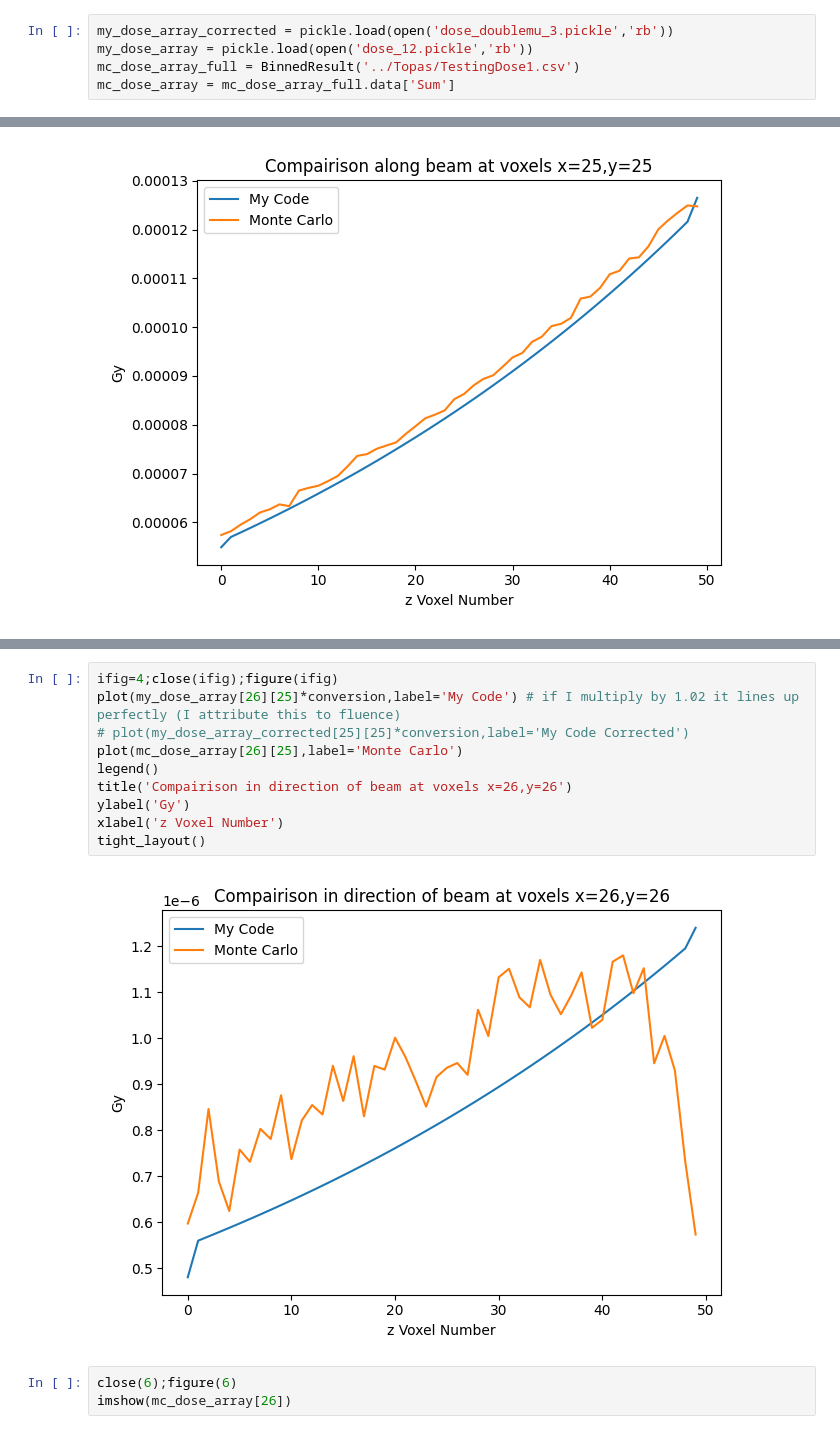
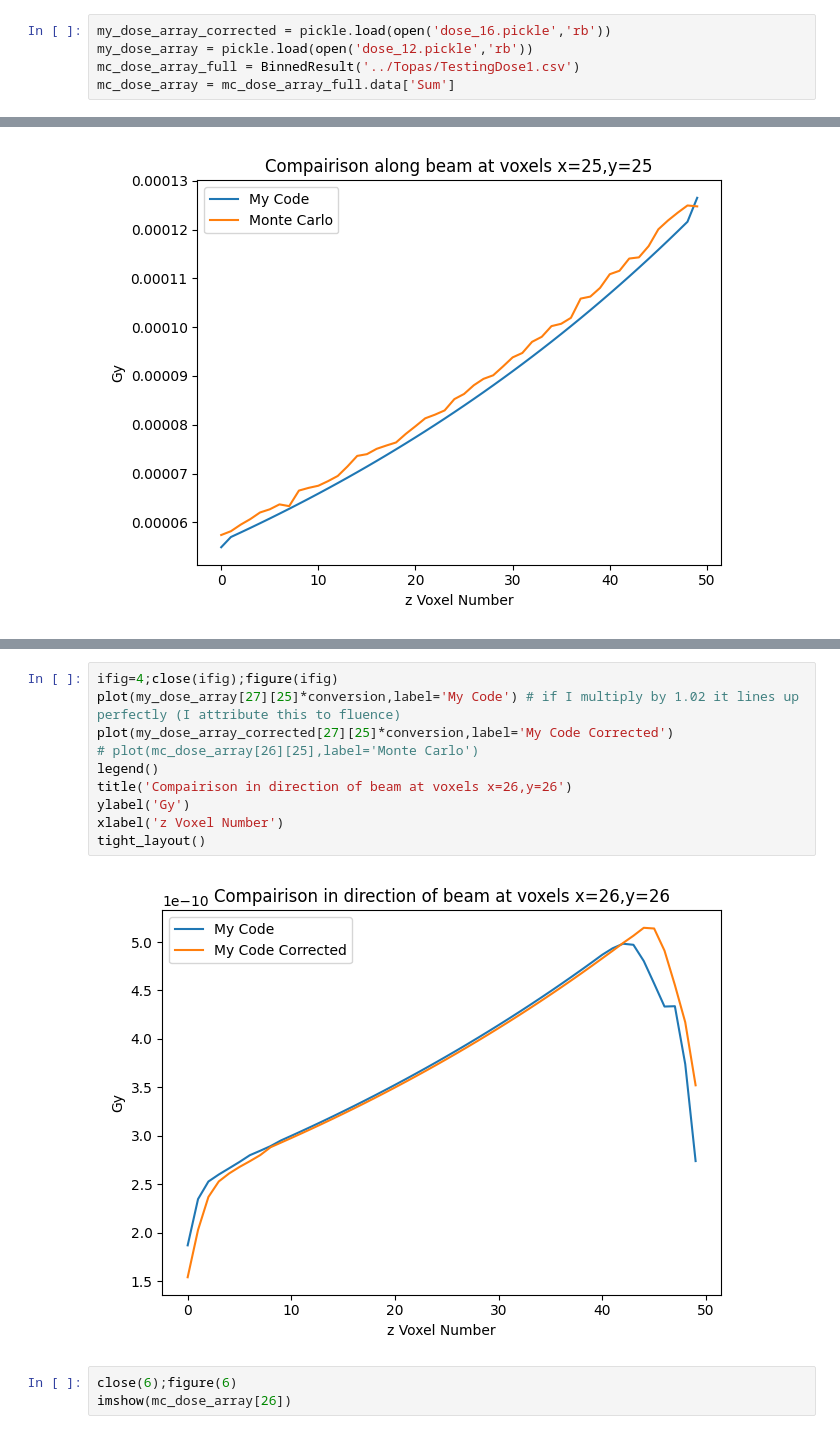
Before and after one commit to jbrewster7/NSERC-Summer-2022, a Jupyter notebook: Python/Monte_Carlo_Comparisons.ipynb, the cells around one changed output, grey strips where cells are left out. Drawn from its saved outputs; the diff is of its cells as text.

```diff
--- a/Python/Monte_Carlo_Comparisons.ipynb
+++ b/Python/Monte_Carlo_Comparisons.ipynb
@@ -13,7 +13,7 @@ Populating the interactive namespace from numpy and matplotlib
 ## Testing Dose One
 This is a 120 keV monoenergetic pencil beam in an ellipse shape moving from positive to negative z in water. The medium is a 5cm x 5cm x 5cm block with 50 voxels in each axis.
 # %%
-my_dose_array_corrected = pickle.load(open('dose_doublemu_3.pickle','rb'))
+my_dose_array_corrected = pickle.load(open('dose_16.pickle','rb'))
 my_dose_array = pickle.load(open('dose_12.pickle','rb'))
 mc_dose_array_full = BinnedResult('../Topas/TestingDose1.csv')
 mc_dose_array = mc_dose_array_full.data['Sum']
@@ -79,15 +79,15 @@ tight_layout()
 # %%
 ifig=4;close(ifig);figure(ifig)
-plot(my_dose_array[26][25]*conversion,label='My Code') # if I multiply by 1.02 it lines up perfectly (I attribute this to fluence)
-# plot(my_dose_array_corrected[25][25]*conversion,label='My Code Corrected')
-plot(mc_dose_array[26][25],label='Monte Carlo')
+plot(my_dose_array[27][25]*conversion,label='My Code') # if I multiply by 1.02 it lines up perfectly (I attribute this to fluence)
+plot(my_dose_array_corrected[27][25]*conversion,label='My Code Corrected')
+# plot(mc_dose_array[26][25],label='Monte Carlo')
 legend()
 title('Compairison in direction of beam at voxels x=26,y=26')
 ylabel('Gy')
 xlabel('z Voxel Number')
 tight_layout()
 # %% [output]
-[figure, old version]
+[figure, new version]
 # %%
 close(6);figure(6)
 imshow(mc_dose_array[26])
```
Also changed, not shown: parts of 1 cell of this notebook, 9 other files.
